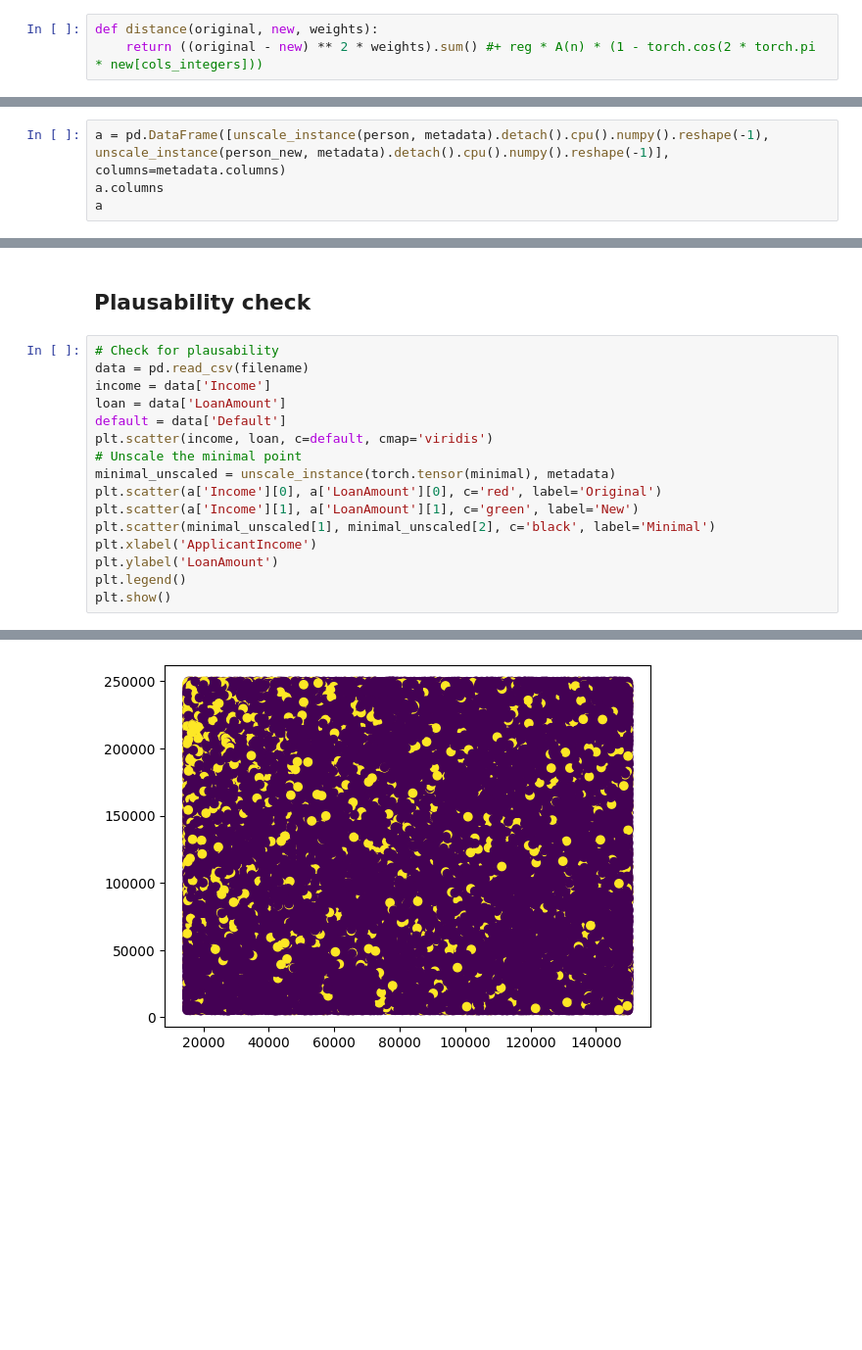
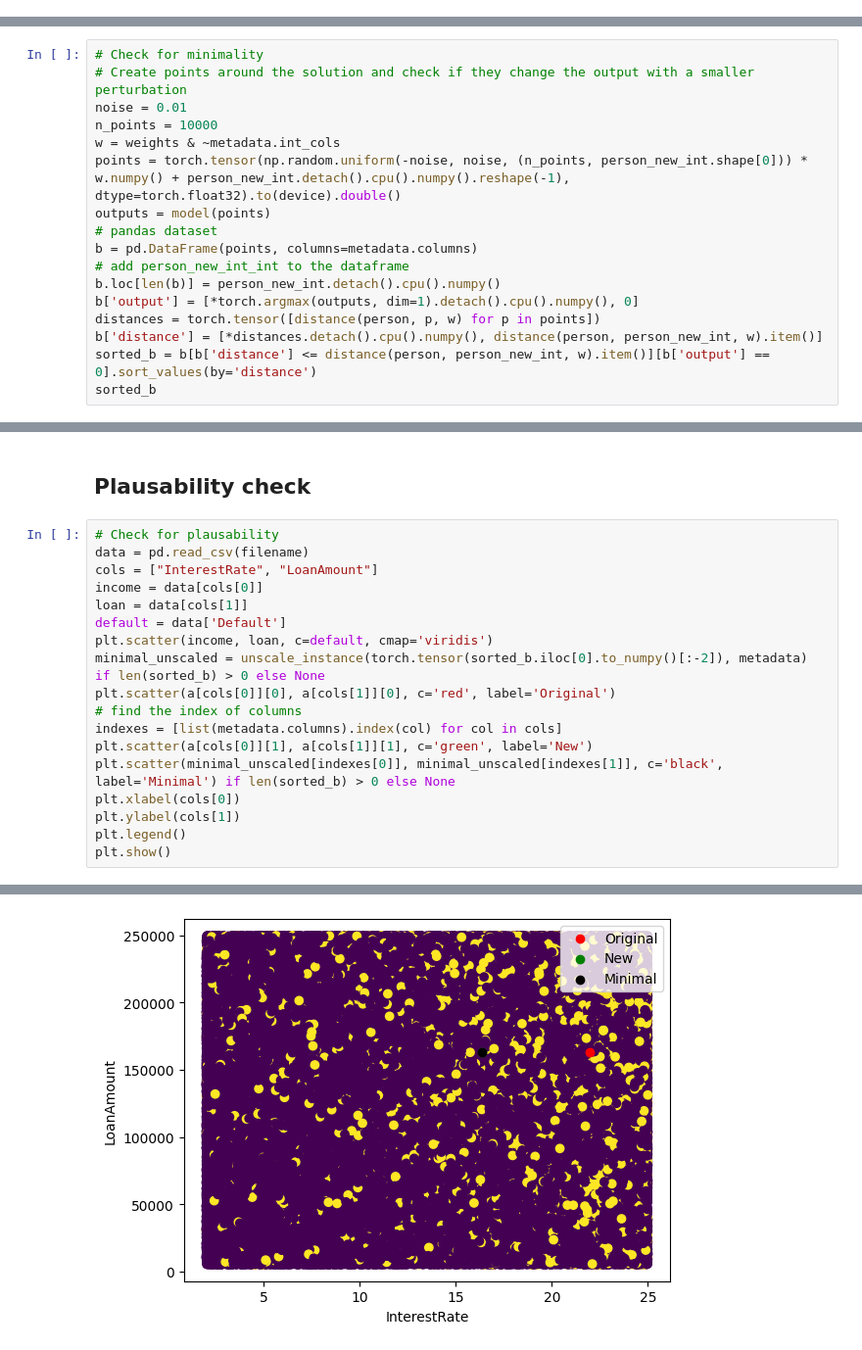
Before and after one commit to javiprietod/TFG, a Jupyter notebook: counter_grad.ipynb, the cells around one changed output, grey strips where cells are left out. Shown at 98% size. Saved outputs shown, nothing was run; the diff lists cells and outputs as text; blank space fills up the shorter version.

Commit message:
[CODE] - Integer columns working

```diff
--- a/counter_grad.ipynb
+++ b/counter_grad.ipynb
@@ -21,6 +21,3 @@ import warnings
 warnings.filterwarnings("ignore")
 
 device = torch.device("cuda") if torch.cuda.is_available() else torch.device("cpu")
-# %%
-def distance(original, new, weights):
-    return ((original - new) ** 2 * weights).sum() #+ reg * A(n) * (1 - torch.cos(2 * torch.pi * new[cols_integers]))
@@ -391,4 +444,0 @@ Success rate: 232.5090909090909
-# %%
-a = pd.DataFrame([unscale_instance(person, metadata).detach().cpu().numpy().reshape(-1), unscale_instance(person_new, metadata).detach().cpu().numpy().reshape(-1)], columns=metadata.columns)
-a.columns
-a
@@ -430,0 +487,17 @@ sorted_b
+# %%
+# Check for minimality
+# Create points around the solution and check if they change the output with a smaller perturbation
+noise = 0.01
+n_points = 10000
+w = weights & ~metadata.int_cols
+points = torch.tensor(np.random.uniform(-noise, noise, (n_points, person_new_int.shape[0])) * w.numpy() + person_new_int.detach().cpu().numpy().reshape(-1), dtype=torch.float32).to(device).double()
+outputs = model(points)
+# pandas dataset
+b = pd.DataFrame(points, columns=metadata.columns)
+# add person_new_int_int to the dataframe
+b.loc[len(b)] = person_new_int.detach().cpu().numpy()
+b['output'] = [*torch.argmax(outputs, dim=1).detach().cpu().numpy(), 0]
+distances = torch.tensor([distance(person, p, w) for p in points])
+b['distance'] = [*distances.detach().cpu().numpy(), distance(person, person_new_int, w).item()]
+sorted_b = b[b['distance'] <= distance(person, person_new_int, w).item()][b['output'] == 0].sort_values(by='distance')
+sorted_b
@@ -433,17 +510,19 @@ sorted_b
 # %%
 # Check for plausability
 data = pd.read_csv(filename)
-income = data['Income']
-loan = data['LoanAmount']
+cols = ["InterestRate", "LoanAmount"]
+income = data[cols[0]]
+loan = data[cols[1]]
 default = data['Default']
 plt.scatter(income, loan, c=default, cmap='viridis')
-# Unscale the minimal point
-minimal_unscaled = unscale_instance(torch.tensor(minimal), metadata)
-plt.scatter(a['Income'][0], a['LoanAmount'][0], c='red', label='Original')
-plt.scatter(a['Income'][1], a['LoanAmount'][1], c='green', label='New')
-plt.scatter(minimal_unscaled[1], minimal_unscaled[2], c='black', label='Minimal')
-plt.xlabel('ApplicantIncome')
-plt.ylabel('LoanAmount')
+minimal_unscaled = unscale_instance(torch.tensor(sorted_b.iloc[0].to_numpy()[:-2]), metadata) if len(sorted_b) > 0 else None
+plt.scatter(a[cols[0]][0], a[cols[1]][0], c='red', label='Original')
+# find the index of columns
+indexes = [list(metadata.columns).index(col) for col in cols]
+plt.scatter(a[cols[0]][1], a[cols[1]][1], c='green', label='New')
+plt.scatter(minimal_unscaled[indexes[0]], minimal_unscaled[indexes[1]], c='black', label='Minimal') if len(sorted_b) > 0 else None
+plt.xlabel(cols[0])
+plt.ylabel(cols[1])
 plt.legend()
 plt.show()
 # %% [output]
@@ -451 +529 @@ NameError: name 'minimal' is not defined
-[figure, old version]
+[figure, new version]
```
Also changed, not shown: parts of 56 cells of this notebook, 3 other files.
